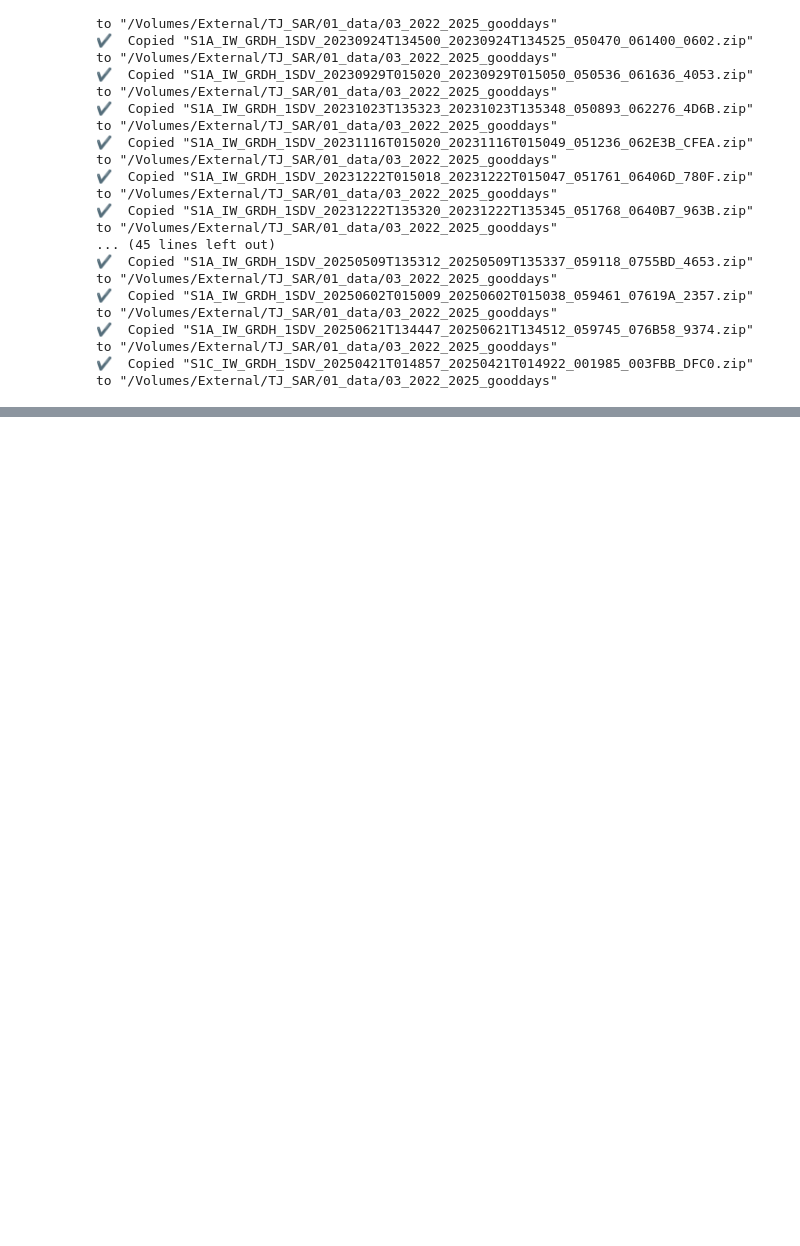
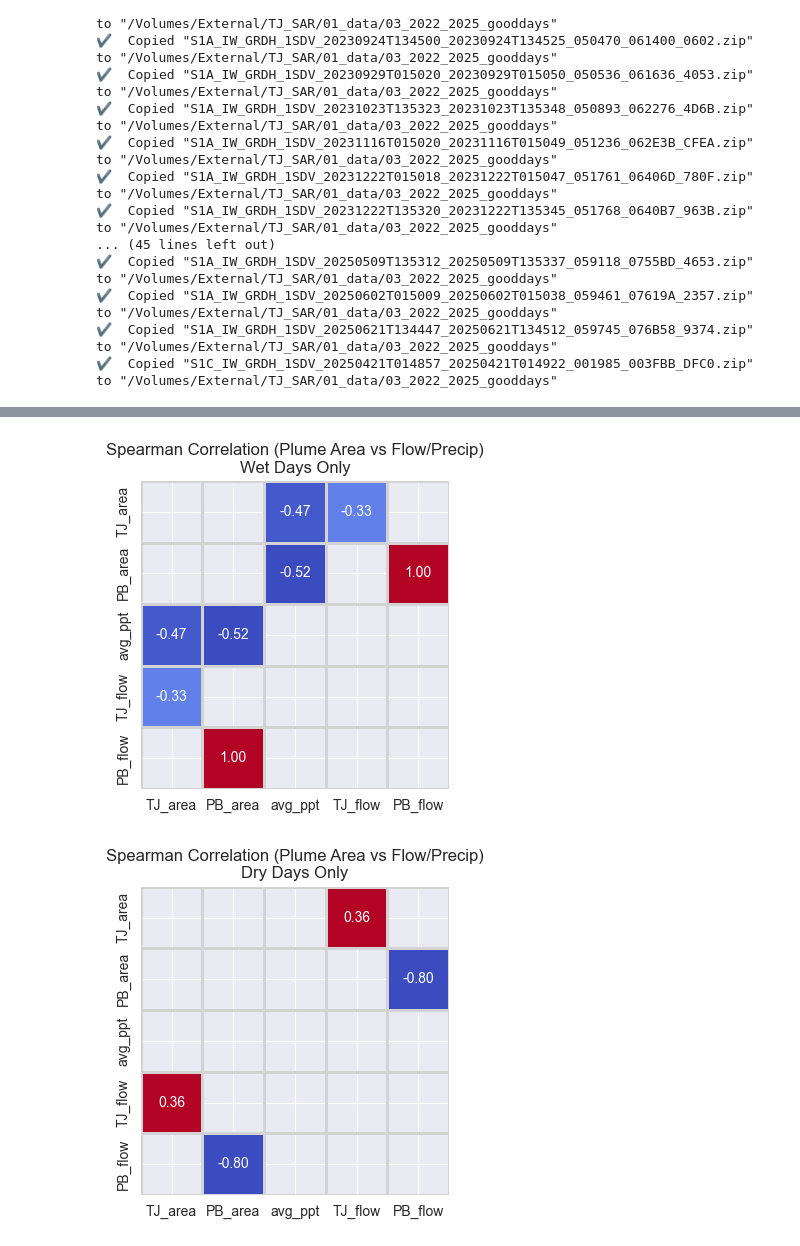
Before and after one commit to erinreilly1234/autoSAR_preprocessing, a Jupyter notebook: 00_code/dataanalysis.ipynb, the cells around one changed output, grey strips where cells are left out. Cells and saved outputs as stored; diff of their text form; code cells hidden in the pictures; blank space fills up the shorter version.

```diff
--- a/00_code/dataanalysis.ipynb
+++ b/00_code/dataanalysis.ipynb
@@ -104,0 +1268,62 @@ for orig in df['original_filename'].dropna().unique():
+# %%
+import numpy as np
+import pandas as pd
+import seaborn as sns
+import matplotlib.pyplot as plt
+
+# Function to compute and plot simplified correlation matrix
+def plot_site_correlation_matrix(df, label):
+    # Step 1: Pivot area columns to wide format (TJ and PB)
+    df_wide = df.pivot_table(index='start_local', columns='Site', values='area_sqkm')
+
+    # Step 2: Merge with flow and precip data
+    df_meta = df[['start_local', 'avg_ppt', 'TJNERR_flowrate_24h_avg_m3s', 'PB_flowrate_24h_avg_m3s']].drop_duplicates(subset='start_local')
+    df_combined = df_wide.merge(df_meta, on='start_local', how='left')
+
+    # Step 3: Rename columns for clarity
+    df_combined = df_combined.rename(columns={
+        'TJ': 'TJ_area',
+        'PB': 'PB_area',
+        'TJNERR_flowrate_24h_avg_m3s': 'TJ_flow',
+        'PB_flowrate_24h_avg_m3s': 'PB_flow'
+    })
+
+    # Step 4: Select variables of interest
+    focus_vars = ['TJ_area', 'PB_area', 'avg_ppt', 'TJ_flow', 'PB_flow']
+    df_focus = df_combined[focus_vars].copy()
+
+    # Step 5: Compute correlation matrix
+    corr = df_focus.corr(method='spearman')
+
+    # Step 6: Create a custom mask to keep only selected cells
+    mask = np.ones_like(corr, dtype=bool)
+    keep_pairs = [
+        ('TJ_area', 'avg_ppt'),
+        ('TJ_area', 'TJ_flow'),
+        ('PB_area', 'avg_ppt'),
+        ('PB_area', 'PB_flow')
+    ]
+
+    for row, col in keep_pairs:
+        if row in corr.index and col in corr.columns:
+            mask[corr.index.get_loc(row), corr.columns.get_loc(col)] = False
+            mask[corr.index.get_loc(col), corr.columns.get_loc(row)] = False
+
+    # Step 7: Plot the heatmap
+    plt.figure(figsize=(6, 4))
+    sns.heatmap(corr, annot=True, fmt=".2f", cmap='coolwarm', mask=mask,
+                cbar=False, linewidths=1, linecolor='lightgrey', square=True)
+    plt.title(f'Spearman Correlation (Plume Area vs Flow/Precip)\n{label} Days Only')
+    plt.tight_layout()
+    plt.show()
+
+# ✅ Subset for wet days
+df_wet = df[df['weather_class'] == 'wet'].copy()
+plot_site_correlation_matrix(df_wet, label="Wet")
+
+# ✅ Subset for dry days
+df_dry = df[df['weather_class'] == 'dry'].copy()
+plot_site_correlation_matrix(df_dry, label="Dry")
+# %% [output]
+[figure, added]
+[figure, added]
```
Also changed, not shown: parts of 38 cells of this notebook.
